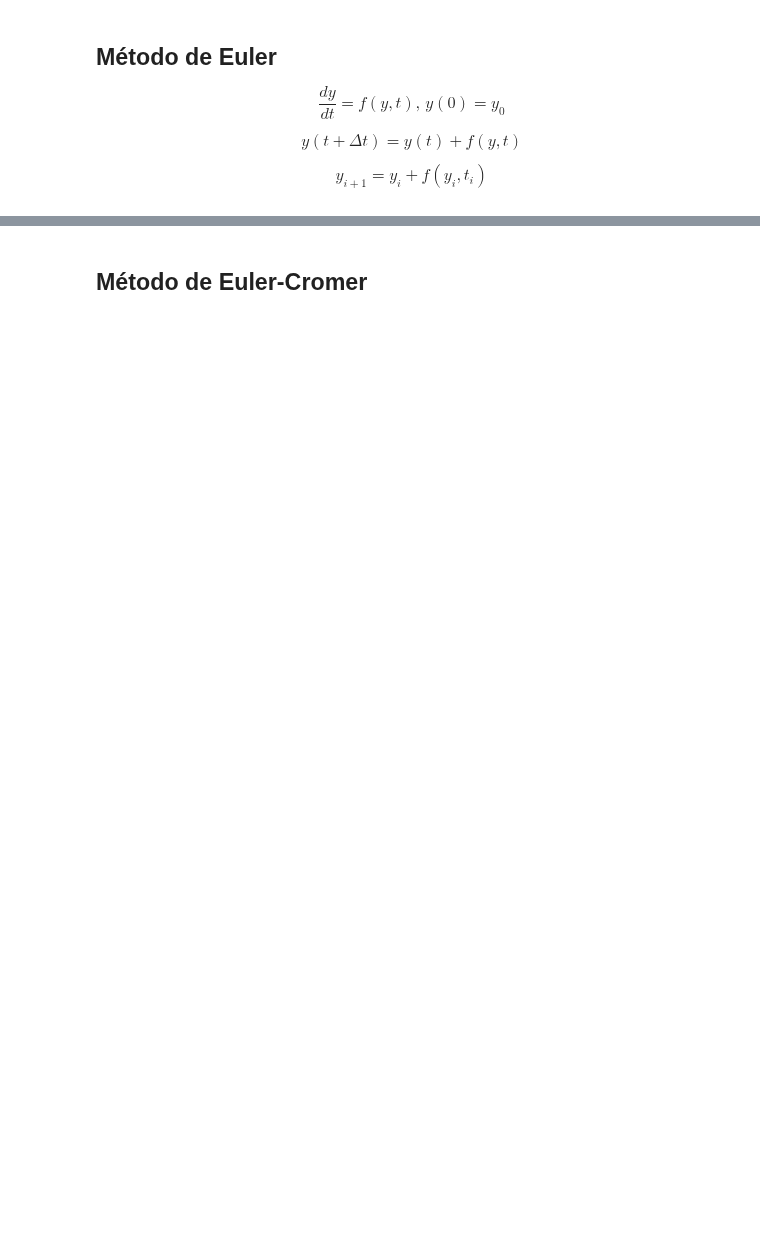
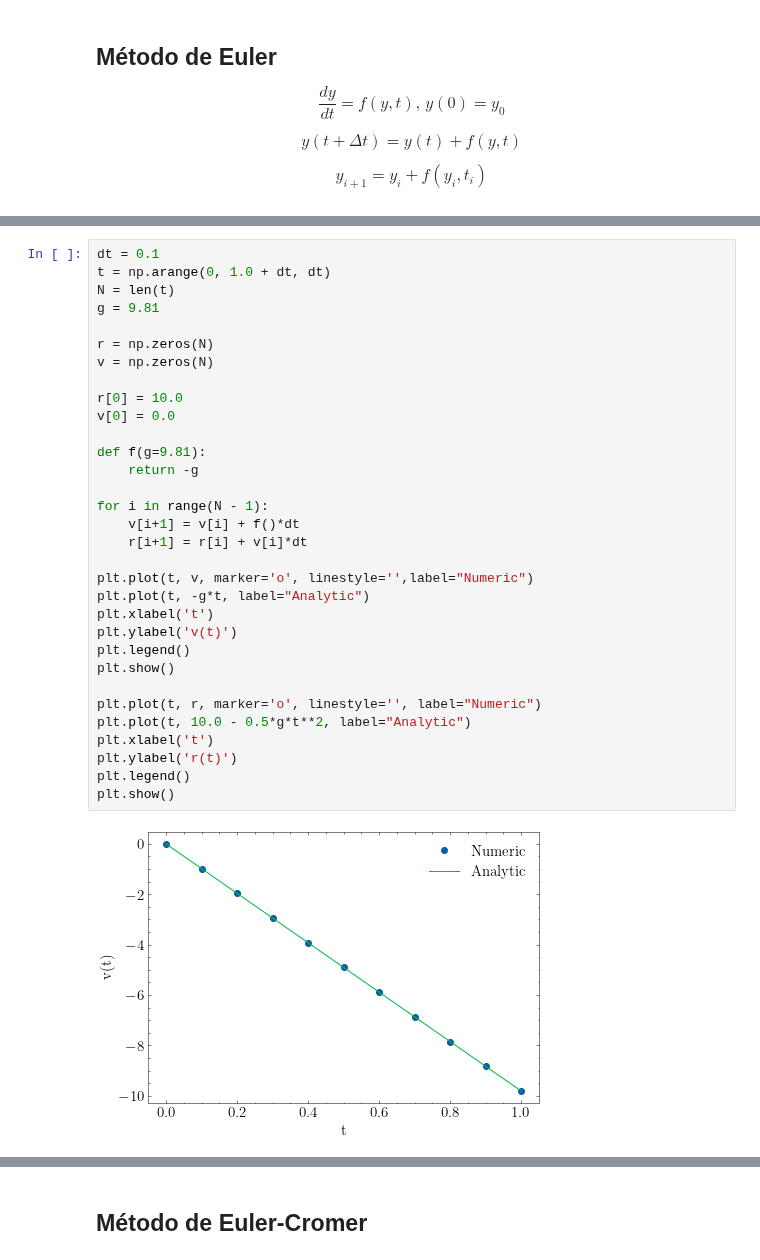
Before and after one commit to franklinzppa/fisica-computacional, a Jupyter notebook: week1.ipynb, the cells around one changed output, grey strips where cells are left out. Drawn from its saved outputs; the diff is of its cells as text; blank space fills up the shorter version.

```diff
--- a/week1.ipynb
+++ b/week1.ipynb
@@ -32,0 +54,34 @@ plt.show()
+# %%
+dt = 0.1
+t = np.arange(0, 1.0 + dt, dt)
+N = len(t)
+g = 9.81
+
+r = np.zeros(N)
+v = np.zeros(N)
+
+r[0] = 10.0
+v[0] = 0.0
+
+def f(g=9.81):
+    return -g
+
+for i in range(N - 1):
+    v[i+1] = v[i] + f()*dt
+    r[i+1] = r[i] + v[i]*dt
+
+plt.plot(t, v, marker='o', linestyle='',label="Numeric")
+plt.plot(t, -g*t, label="Analytic")
+plt.xlabel('t')
+plt.ylabel('v(t)')
+plt.legend()
+plt.show()
+
+plt.plot(t, r, marker='o', linestyle='', label="Numeric")
+plt.plot(t, 10.0 - 0.5*g*t**2, label="Analytic")
+plt.xlabel('t')
+plt.ylabel('r(t)')
+plt.legend()
+plt.show()
+# %% [output]
+[figure, added]
```
Also changed, not shown: parts of 9 cells of this notebook.
